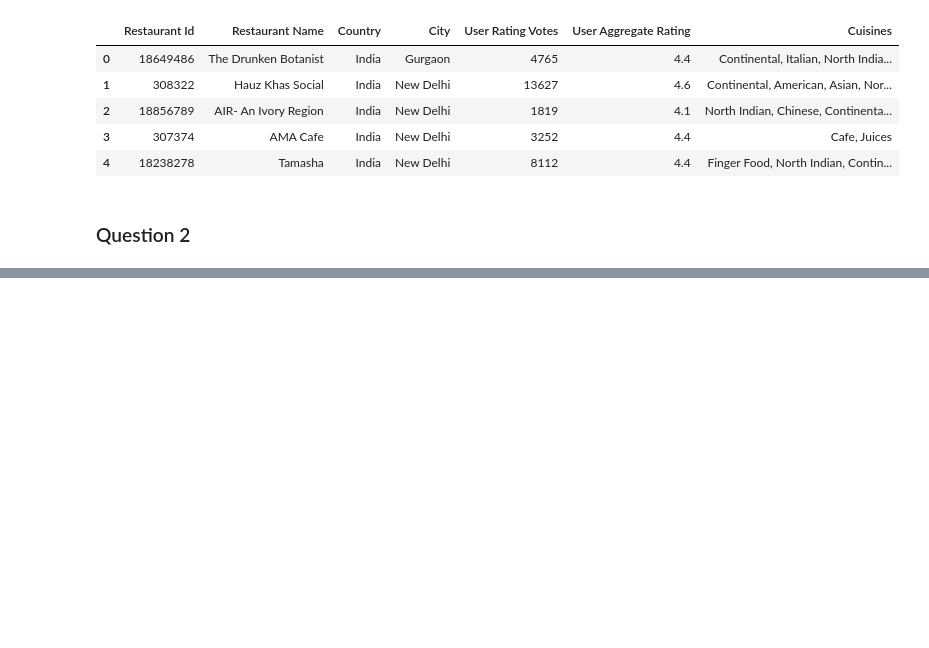
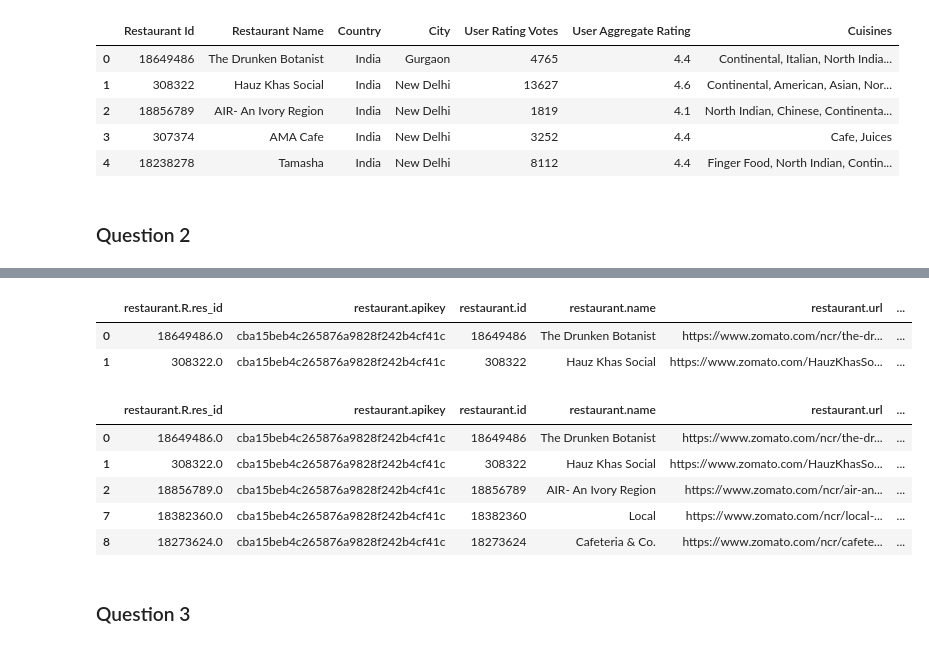
Before and after one commit to nestlecafe3in1/GovTech-Application, a Jupyter notebook: Application.ipynb, the cells around one changed output, grey strips where cells are left out. Saved outputs shown, nothing was run; the diff lists cells and outputs as text; code cells hidden in the pictures; blank space fills up the shorter version.

Commit message:
Updated the presentation of question 2

```diff
--- a/Application.ipynb
+++ b/Application.ipynb
@@ -148,5 +176,7 @@ final_restaurant_df.to_csv(input(), index=False)
 # %%
-### Ideally into one function
+"""
+Expanding the restaurant.zomato_events column
+"""
 
 # Unpack the lists in the events column vertically
 expended_events_df = main_restaurant_df.explode("restaurant.zomato_events")
@@ -155,4 +185,11 @@ expended_events_df = main_restaurant_df.explode("restaurant.zomato_events")
 unpacked_events_df = pd.json_normalize(expended_events_df["restaurant.zomato_events"])
 
 # Merge the unpacked DataFrame with the original DataFrame
-events_df = pd.concat([restaurant_df, unpacked_events_df], axis=1)
+events_df = pd.concat([main_restaurant_df, unpacked_events_df], axis=1)
+
+# Result
+events_df.head(2)
+# %% [output]
+|  | restaurant.R.res_id | restaurant.apikey | restaurant.id | restaurant.name | restaurant.url | ... |
+| 0 | 18649486.0 | cba15beb4c265876a9828f242b4cf41c | 18649486 | The Drunken Botanist | https://www.zomato.com/ncr/the-dr... | ... |
+| 1 | 308322.0 | cba15beb4c265876a9828f242b4cf41c | 308322 | Hauz Khas Social | https://www.zomato.com/HauzKhasSo... | ... |
@@ -167 +196,35 @@ April2019_events_df = events_df[((events_df['event.start_date'].dt.year <= 2019)
+# %%
+"""
+Filtering past event in the month of April 2019
+"""
+
+# Change event start and end date to a date data type
+events_df['event.start_date'] = pd.to_datetime(events_df["event.start_date"])
+events_df['event.end_date'] = pd.to_datetime(events_df["event.end_date"])
+
+
+# Define the condition for events starting in or before April 2019
+start_date_condition = (
+    (events_df['event.start_date'].dt.year == 2019) &
+    (events_df['event.start_date'].dt.month <= 4)
+)
+
+# Define the condition for events ending in or after April 2019
+end_date_condition = (
+    (events_df['event.end_date'].dt.year == 2019) &
+    (events_df['event.end_date'].dt.month >= 4)
+)
+
+# Apply the conditions to filter the DataFrame
+April2019_events_df = events_df[(start_date_condition | end_date_condition)]
+
+# To check filtered results
+April2019_events_df.head()
+# %% [output]
+|  | restaurant.R.res_id | restaurant.apikey | restaurant.id | restaurant.name | restaurant.url | ... |
+| 0 | 18649486.0 | cba15beb4c265876a9828f242b4cf41c | 18649486 | The Drunken Botanist | https://www.zomato.com/ncr/the-dr... | ... |
+| 1 | 308322.0 | cba15beb4c265876a9828f242b4cf41c | 308322 | Hauz Khas Social | https://www.zomato.com/HauzKhasSo... | ... |
+| 2 | 18856789.0 | cba15beb4c265876a9828f242b4cf41c | 18856789 | AIR- An Ivory Region | https://www.zomato.com/ncr/air-an... | ... |
+| 7 | 18382360.0 | cba15beb4c265876a9828f242b4cf41c | 18382360 | Local | https://www.zomato.com/ncr/local-... | ... |
+| 8 | 18273624.0 | cba15beb4c265876a9828f242b4cf41c | 18273624 | Cafeteria & Co. | https://www.zomato.com/ncr/cafete... | ... |
 # %%
@@ -216,2 +263,4 @@ def main():
+# %% [markdown]
+### Question 3
 # %%
 # pd.set_option('display.max_columns', 500)
```
Also changed, not shown: parts of 6 cells of this notebook.
